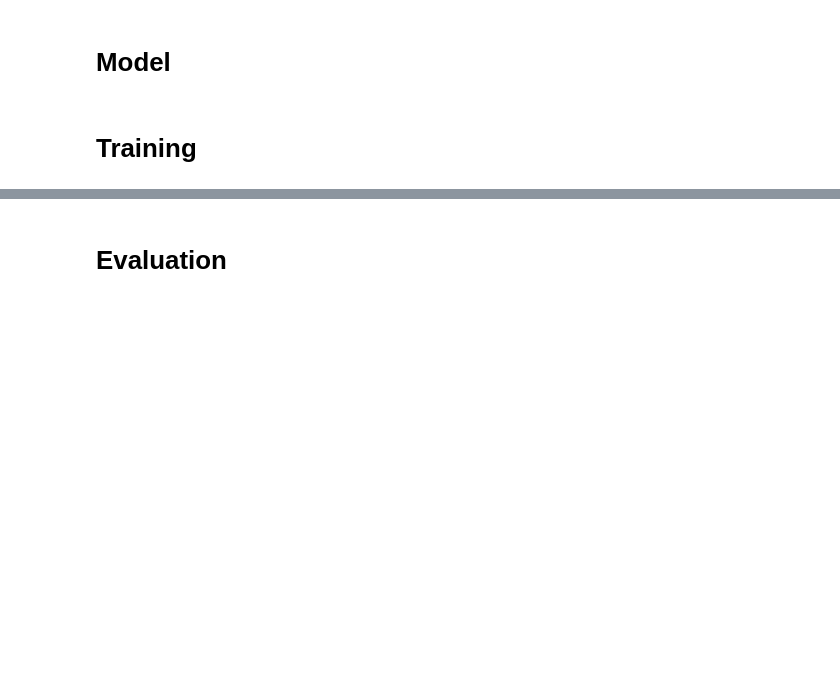
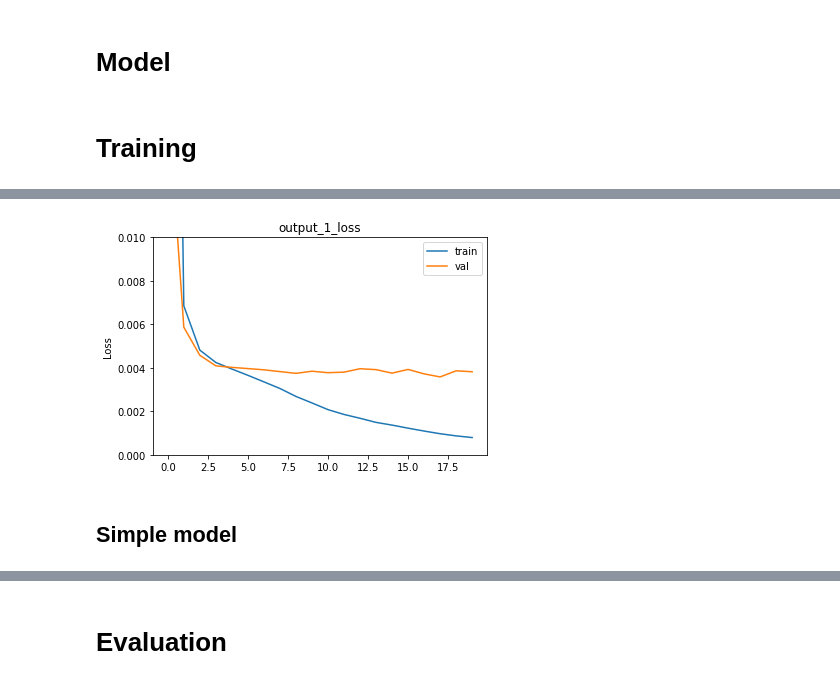
Before and after one commit to cziczer/uczenie-maszyn, a Jupyter notebook: Keypoints lab/Drill keypoints detection.ipynb, the cells around one changed output, grey strips where cells are left out. Cells and saved outputs as stored; diff of their text form; code cells hidden in the pictures; blank space fills up the shorter version.

```diff
--- a/Keypoints lab/Drill keypoints detection.ipynb
+++ b/Keypoints lab/Drill keypoints detection.ipynb
@@ -197,0 +206,6 @@ plot_stats(model_history)
+# %%
+plot_stats(sh_model_history, 'output_1_loss', save_path='./plots/stacked_hourglass_training/output_1_loss.jpg', ymax=0.01)
+# %% [output]
+[figure, added]
+# %% [markdown]
+## Simple model
```
Also changed, not shown: parts of 21 cells of this notebook, 12 other files.
